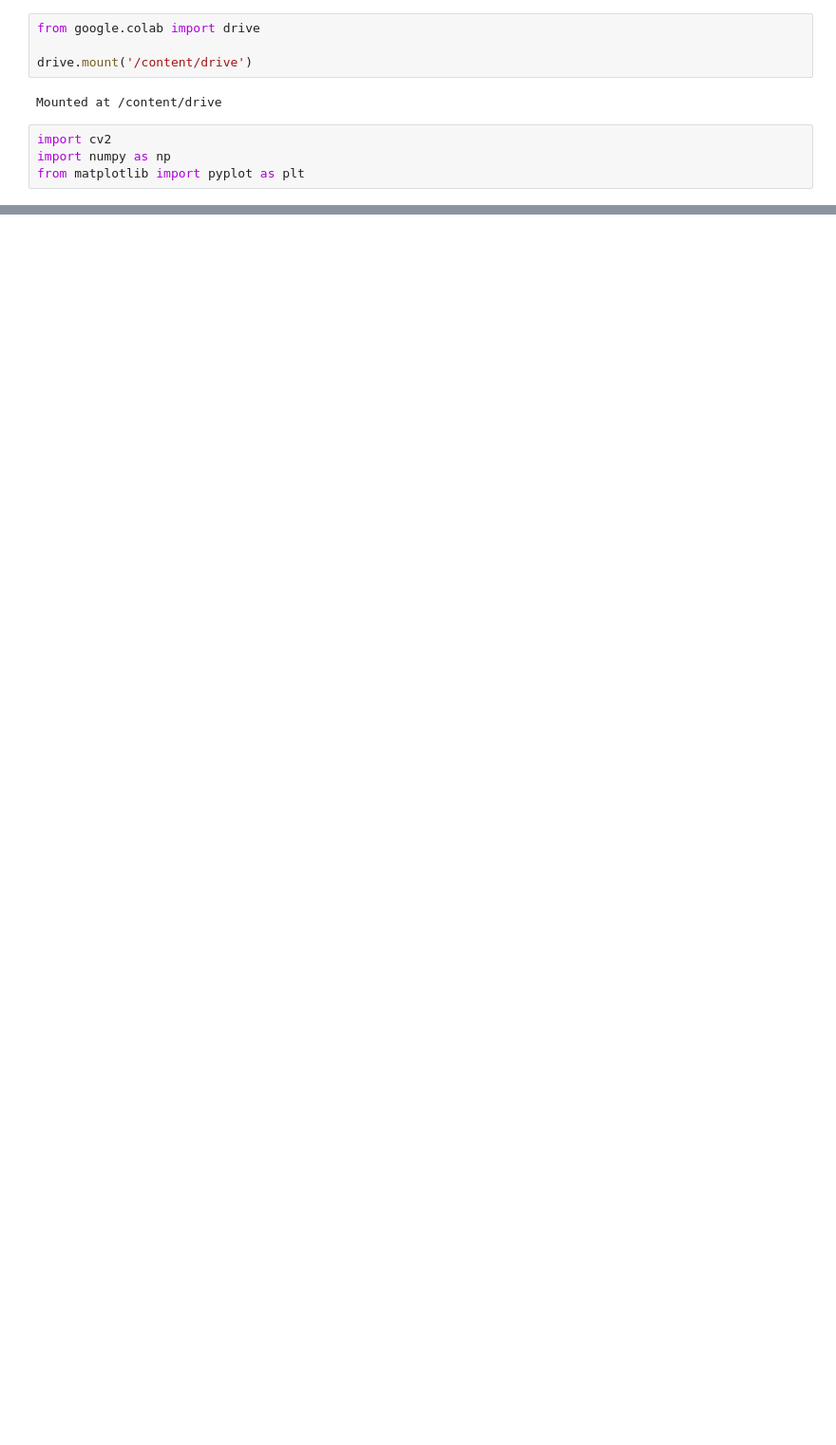
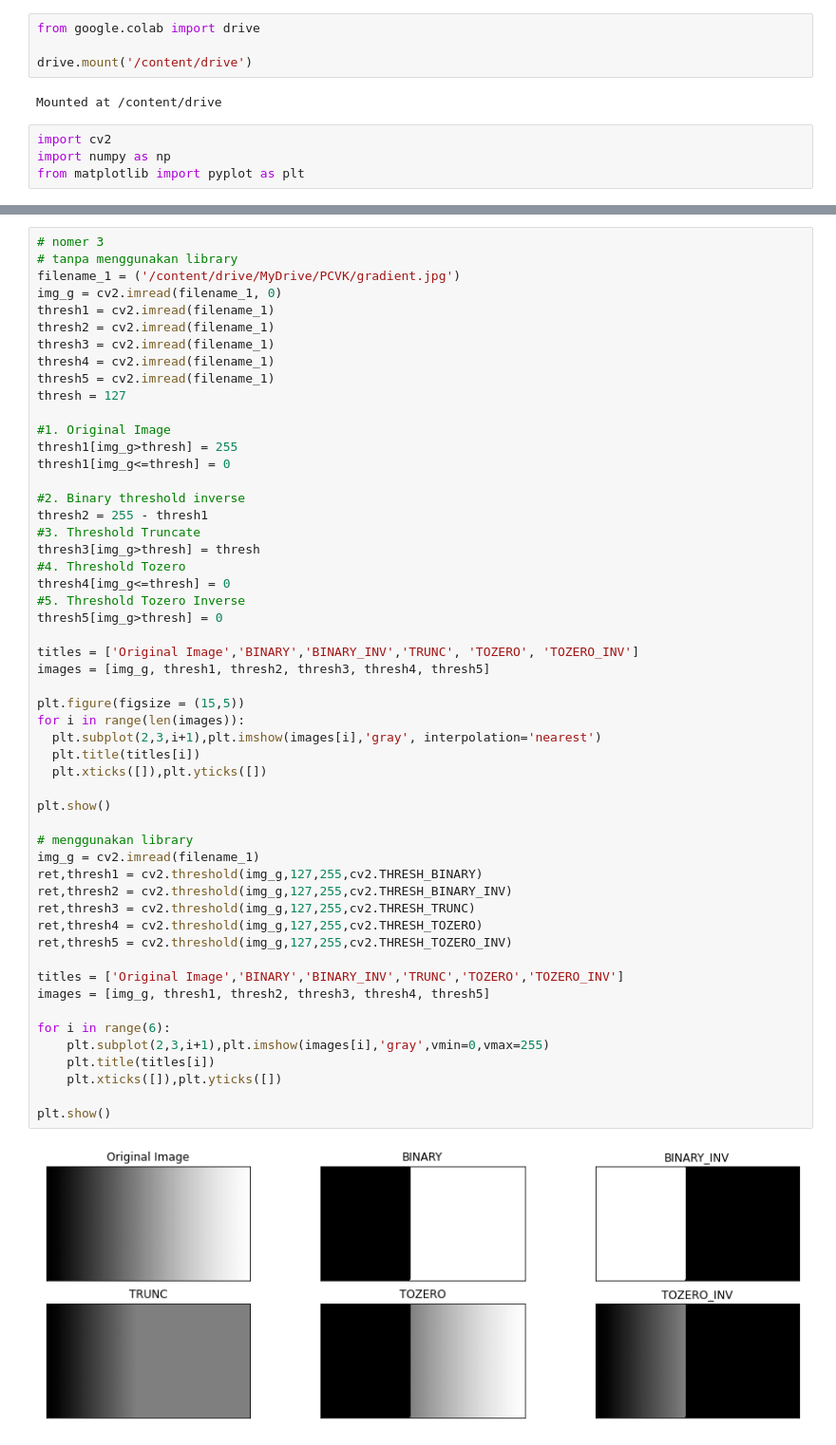
Before and after one commit to SeptaNanda/PCVK_Genap_2021, a Jupyter notebook: Week9.ipynb, the cells around one changed output, grey strips where cells are left out. Shown at 95% size. Cells and saved outputs as stored; diff of their text form; blank space fills up the shorter version.

```diff
--- a/Week9.ipynb
+++ b/Week9.ipynb
@@ -307,0 +13,55 @@ SE = Line Vertikal 5
+# %%
+# nomer 3
+# tanpa menggunakan library
+filename_1 = ('/content/drive/MyDrive/PCVK/gradient.jpg')
+img_g = cv2.imread(filename_1, 0)
+thresh1 = cv2.imread(filename_1)
+thresh2 = cv2.imread(filename_1)
+thresh3 = cv2.imread(filename_1)
+thresh4 = cv2.imread(filename_1)
+thresh5 = cv2.imread(filename_1)
+thresh = 127
+
+#1. Original Image
+thresh1[img_g>thresh] = 255
+thresh1[img_g<=thresh] = 0
+
+#2. Binary threshold inverse
+thresh2 = 255 - thresh1
+#3. Threshold Truncate
+thresh3[img_g>thresh] = thresh
+#4. Threshold Tozero
+thresh4[img_g<=thresh] = 0
+#5. Threshold Tozero Inverse
+thresh5[img_g>thresh] = 0
+
+titles = ['Original Image','BINARY','BINARY_INV','TRUNC', 'TOZERO', 'TOZERO_INV']
+images = [img_g, thresh1, thresh2, thresh3, thresh4, thresh5]
+
+plt.figure(figsize = (15,5))
+for i in range(len(images)):
+  plt.subplot(2,3,i+1),plt.imshow(images[i],'gray', interpolation='nearest')
+  plt.title(titles[i])
+  plt.xticks([]),plt.yticks([])
+
+plt.show()
+
+# menggunakan library
+img_g = cv2.imread(filename_1)
+ret,thresh1 = cv2.threshold(img_g,127,255,cv2.THRESH_BINARY)
+ret,thresh2 = cv2.threshold(img_g,127,255,cv2.THRESH_BINARY_INV)
+ret,thresh3 = cv2.threshold(img_g,127,255,cv2.THRESH_TRUNC)
+ret,thresh4 = cv2.threshold(img_g,127,255,cv2.THRESH_TOZERO)
+ret,thresh5 = cv2.threshold(img_g,127,255,cv2.THRESH_TOZERO_INV)
+
+titles = ['Original Image','BINARY','BINARY_INV','TRUNC','TOZERO','TOZERO_INV']
+images = [img_g, thresh1, thresh2, thresh3, thresh4, thresh5]
+
+for i in range(6):
+    plt.subplot(2,3,i+1),plt.imshow(images[i],'gray',vmin=0,vmax=255)
+    plt.title(titles[i])
+    plt.xticks([]),plt.yticks([])
+
+plt.show()
+# %% [output]
+[figure, added]
```
Also changed, not shown: parts of 21 cells of this notebook.
